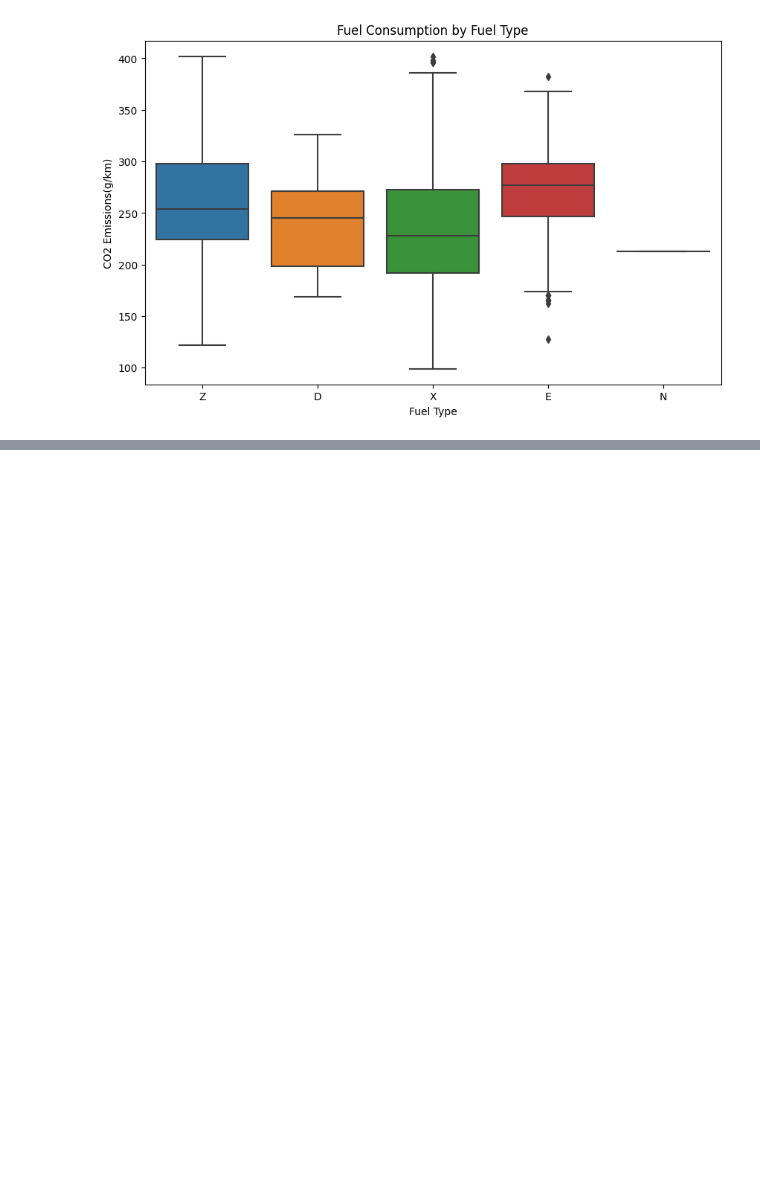
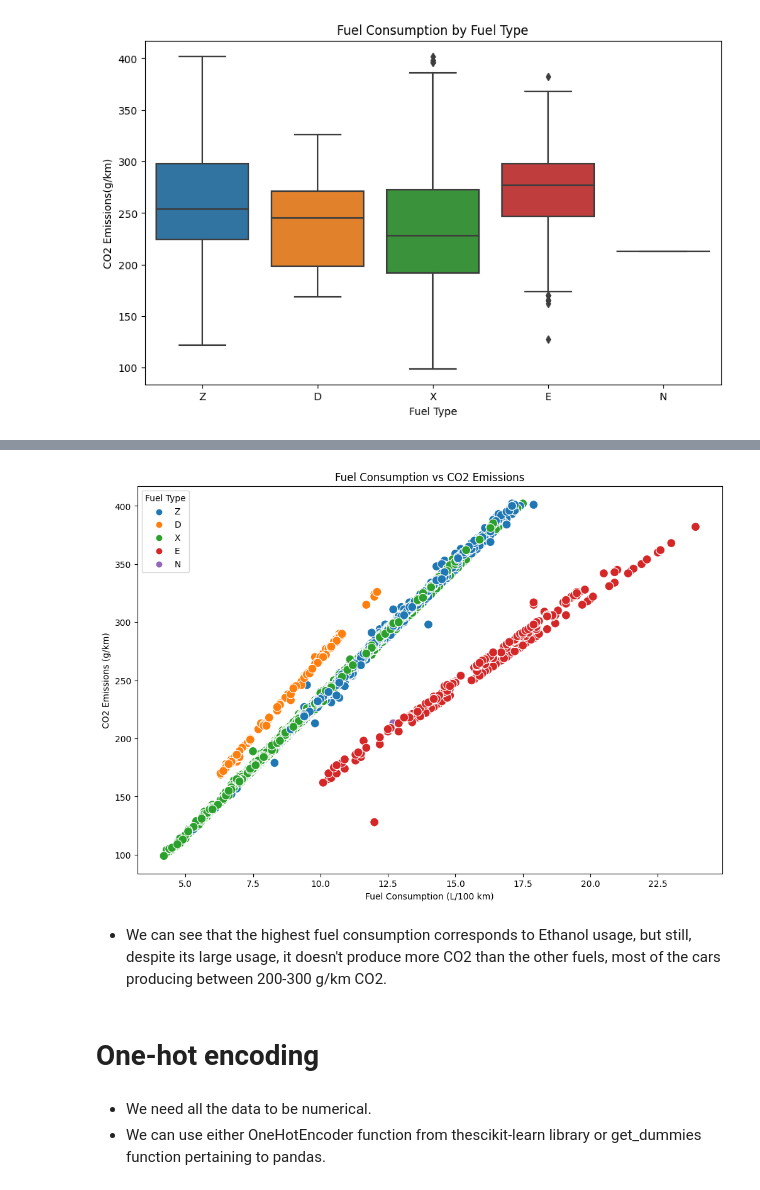
Before and after one commit to stangeorgiana18/CO2-emmision-by-vehicles-linear-regression, a Jupyter notebook: co2-emmision-by-vehicles-linear-regression.ipynb, the cells around one changed output, grey strips where cells are left out. Drawn from its saved outputs; the diff is of its cells as text; code cells hidden in the pictures; blank space fills up the shorter version.

```diff
--- a/co2-emmision-by-vehicles-linear-regression.ipynb
+++ b/co2-emmision-by-vehicles-linear-regression.ipynb
@@ -364,0 +382,17 @@ plt.show()
+# %%
+plt.figure(figsize=(12, 8))
+
+sns.scatterplot(x = "Fuel Consumption Comb (L/100 km)", y = "CO2 Emissions(g/km)", data = emissions, hue = "Fuel Type", s = 100)
+plt.title('Fuel Consumption vs CO2 Emissions')
+plt.xlabel('Fuel Consumption (L/100 km)')
+plt.ylabel('CO2 Emissions (g/km)')
+plt.show()
+# %% [output]
+[figure, added]
+# %% [markdown]
+- We can see that the highest fuel consumption corresponds to Ethanol usage, but still, despite its large usage, it doesn't produce more CO2 than the other fuels, most of the cars producing between 200-300 g/km CO2.
+# %% [markdown]
+# One-hot encoding
+# %% [markdown]
+- We need all the data to be numerical.
+- We can use either OneHotEncoder function from thescikit-learn library or get_dummies function pertaining to pandas.
```
Also changed, not shown: parts of 3 cells of this notebook.
